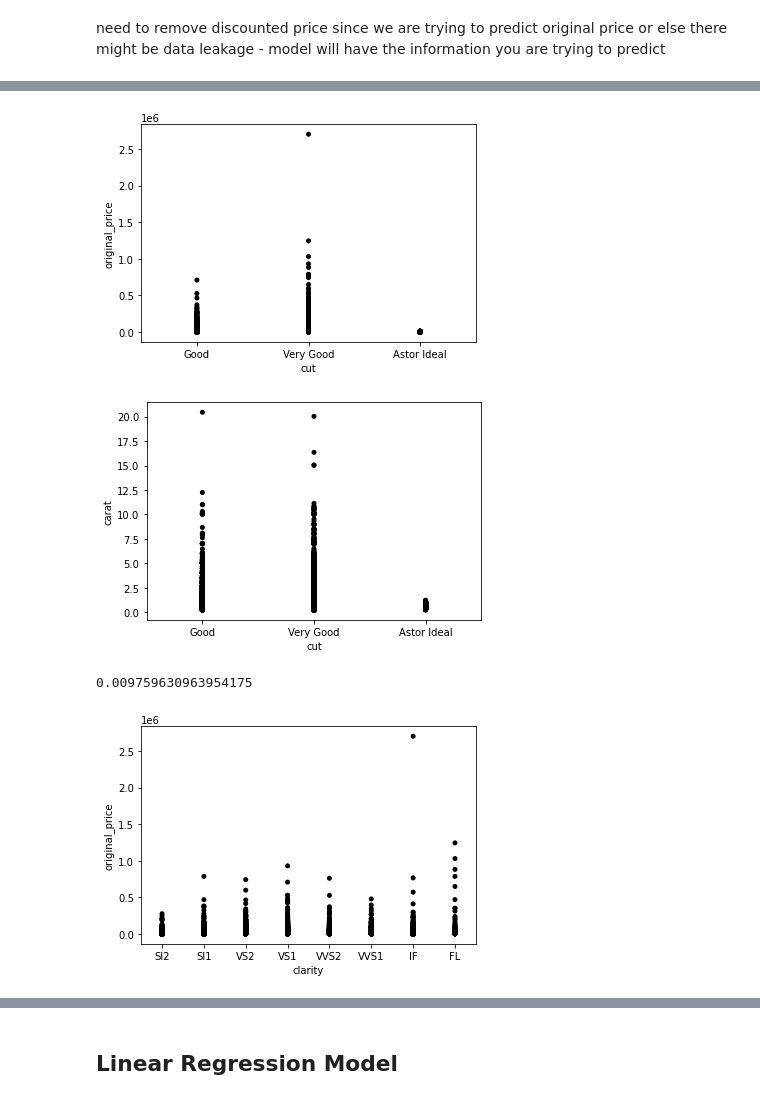
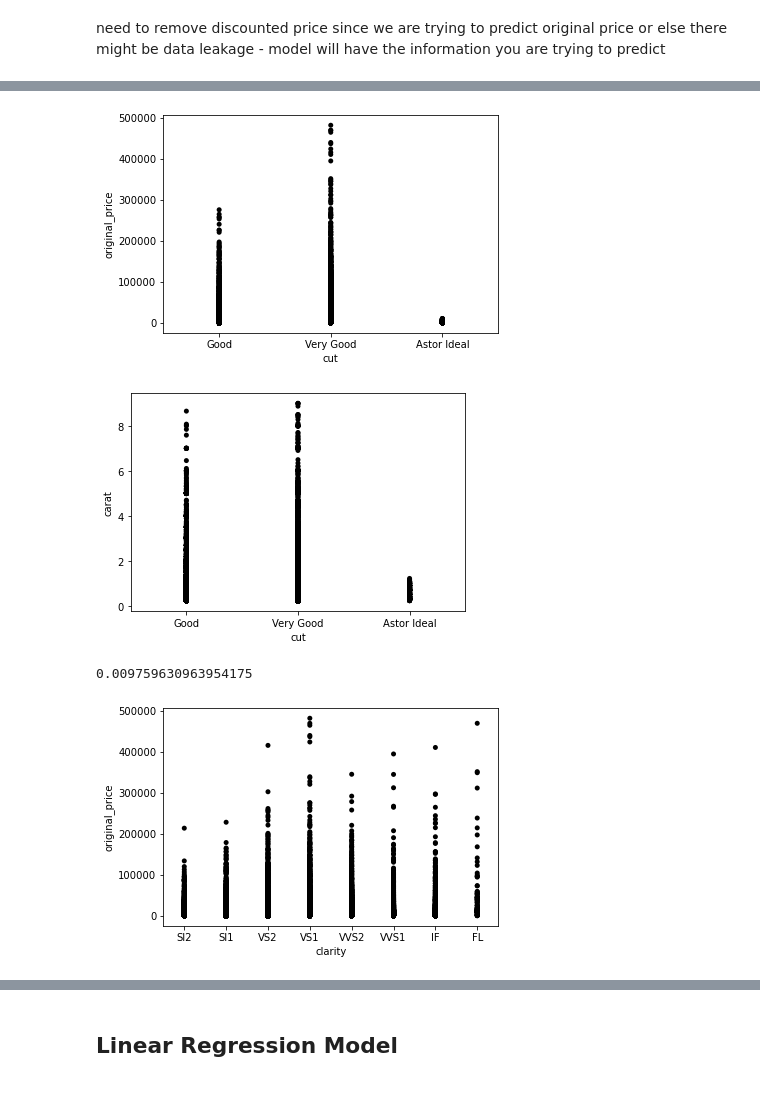
Before and after one commit to wjlau/Capstone2, a Jupyter notebook: predicting_diamond_prices.ipynb, the cells around one changed output, grey strips where cells are left out. Drawn from its saved outputs; the diff is of its cells as text; code cells hidden in the pictures.

```diff
--- a/predicting_diamond_prices.ipynb
+++ b/predicting_diamond_prices.ipynb
@@ -72,0 +95,3 @@ df.drop('discounted_price',axis =1,inplace = True)
+# %%
+df_filtered = df[(df.carat<9.5) & (df.original_price<500000)]
+df_filtered
@@ -106,15 +123,15 @@ boxplot = df.boxplot(column=['log_price'],by='color', figsize = (10,10), grid=Fa
 # %%
-sns.stripplot(data = df,
+sns.stripplot(data = df_filtered,
               x='cut', y='original_price',
               order = ['Good','Very Good','Astor Ideal'],
               color = 'black', jitter=False);
 # %% [output]
-[figure, old version]
+[figure, new version]
 # %%
-sns.stripplot(data = df,
+sns.stripplot(data = df_filtered,
               x='cut', y='carat',
               order = ['Good','Very Good','Astor Ideal'],
               color = 'black', jitter=False);
 # %% [output]
-[figure, old version]
+[figure, new version]
 # %%
@@ -122,10 +139,10 @@ len(df[df.cut == 'Astor Ideal']['cut'])/df.shape[0] #less than one percent of di
 # %% [output]
 0.009759630963954175
 # %%
-sns.stripplot(data = df,
+sns.stripplot(data = df_filtered,
               x='clarity', y='original_price',
               order = ['SI2','SI1','VS2','VS1','VVS2','VVS1','IF','FL'],
               color = 'black', jitter=False);
 # %% [output]
-[figure, old version]
+[figure, new version]
 # %%
```
Also changed, not shown: parts of 45 cells of this notebook.
